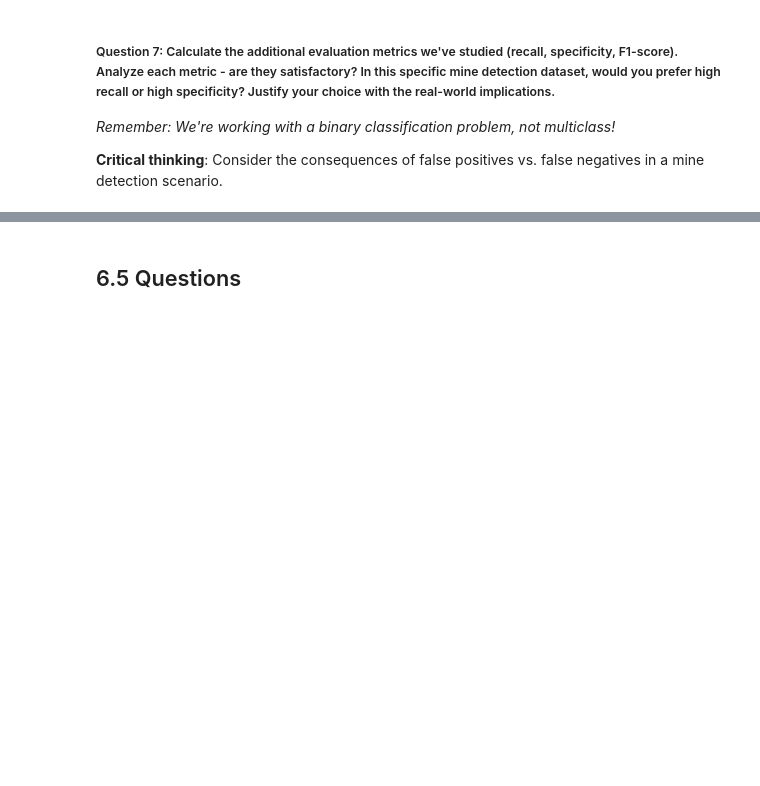
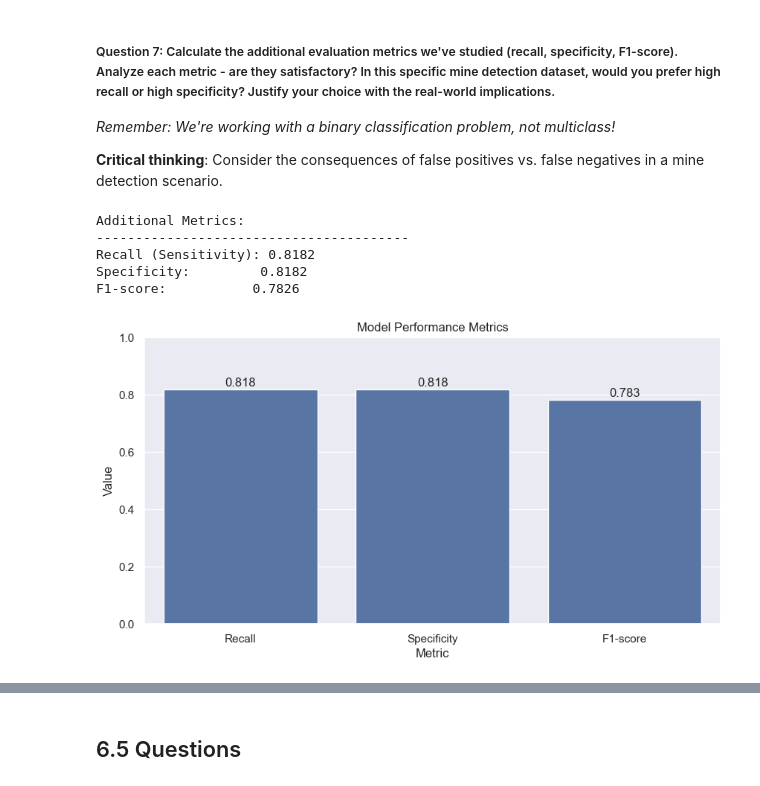
Before and after one commit to massirr/data-science-fundamentals, a Jupyter notebook: 6 - KNN/DSF 06 - knn Exercise.ipynb, the cells around one changed output, grey strips where cells are left out. Drawn from its saved outputs; the diff is of its cells as text; code cells hidden in the pictures; blank space fills up the shorter version.

```diff
--- a/6 - KNN/DSF 06 - knn Exercise.ipynb
+++ b/6 - KNN/DSF 06 - knn Exercise.ipynb
@@ -133,8 +454,43 @@ How it supports/contradicts previous calculations: *Your analysis here*
 
 **Critical thinking**: Consider the consequences of false positives vs. false negatives in a mine detection scenario.
 # %%
-# Calculate recall, specificity, and F1-score
-# Your code here
+# Calculate recall (sensitivity) - How many actual mines we correctly detected
+recall = recall_score(y_test, y_pred, pos_label='M')
+
+# Calculate specificity - How many actual rocks we correctly identified
+# First get confusion matrix values
+tn, fp, fn, tp = confusion_matrix(y_test, y_pred).ravel()
+specificity = tn / (tn + fp)
+
+# Calculate F1-score - Harmonic mean of precision and recall
+f1 = f1_score(y_test, y_pred, pos_label='M')
+
+print("Additional Metrics:")
+print("-" * 40)
+print(f"Recall (Sensitivity): {recall:.4f}")
+print(f"Specificity:         {specificity:.4f}")
+print(f"F1-score:           {f1:.4f}")
+
+# Visualize the trade-off
+metrics = pd.DataFrame({
+    'Metric': ['Recall', 'Specificity', 'F1-score'],
+    'Value': [recall, specificity, f1]
+})
+
+plt.figure(figsize=(10, 5))
+sns.barplot(x='Metric', y='Value', data=metrics)
+plt.title('Model Performance Metrics')
+plt.ylim(0, 1)  # Set y-axis from 0 to 1
+for i, v in enumerate(metrics['Value']):
+    plt.text(i, v + 0.01, f'{v:.3f}', ha='center')
+plt.show()
+# %% [output]
+Additional Metrics:
+----------------------------------------
+Recall (Sensitivity): 0.8182
+Specificity:         0.8182
+F1-score:           0.7826
+[figure, added]
 # %% [markdown]
 **Your analysis:**
 
```
Also changed, not shown: parts of 27 cells of this notebook, 1 other file.
